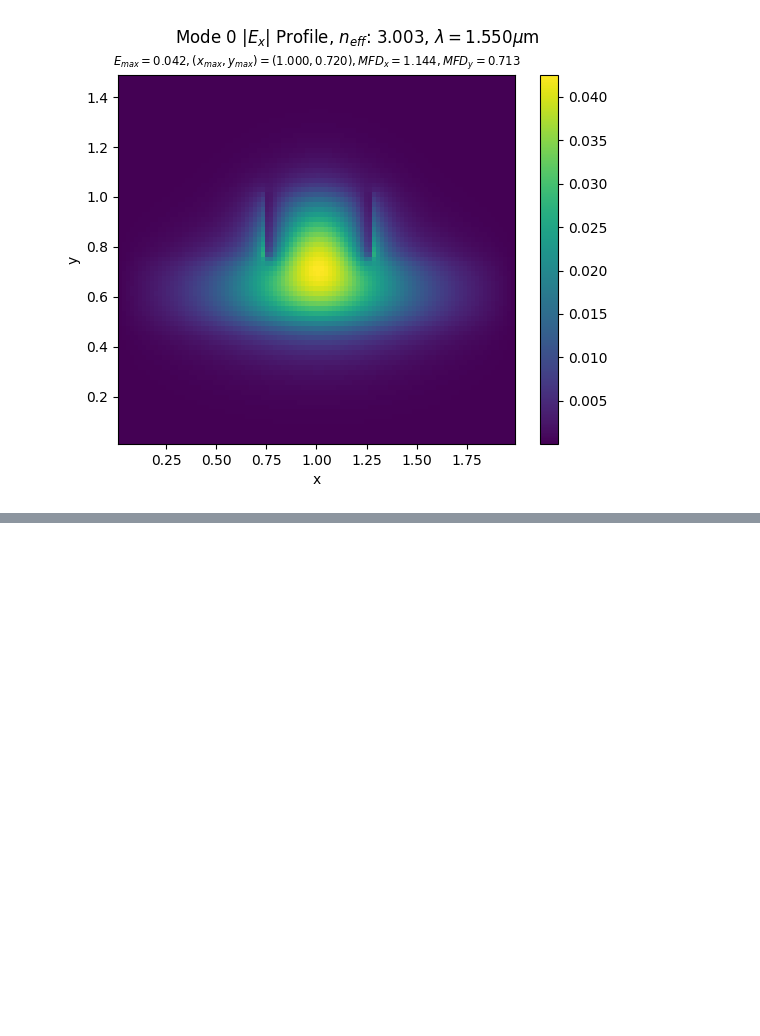
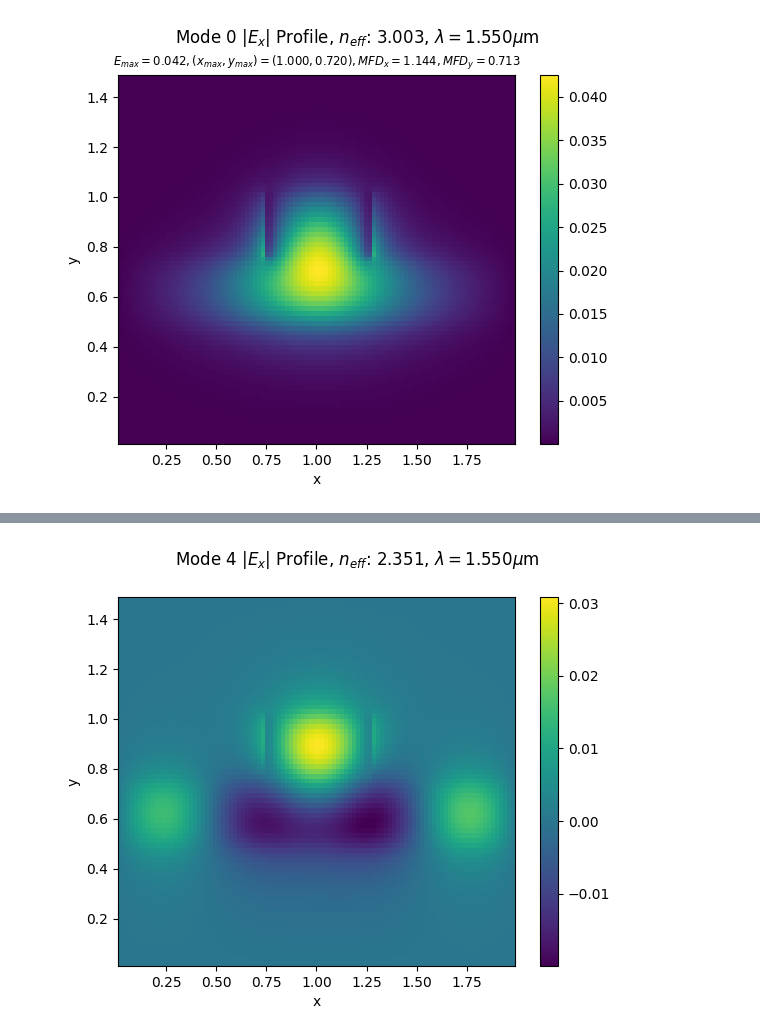
Before and after one commit to Parkseoungmin/Analysis_modesolver, a Jupyter notebook: Final report.ipynb, the cells around one changed output, grey strips where cells are left out. Drawn from its saved outputs; the diff is of its cells as text; code cells hidden in the pictures; blank space fills up the shorter version.

```diff
--- a/Final report.ipynb
+++ b/Final report.ipynb
@@ -98,0 +122,4 @@ Image.open('./example_modes_1_EX_0.png', mode = 'r')
+# %%
+Image.open('./example_modes_1_EX_4.png', mode = 'r')
+# %% [output]
+[figure, added]
```
Also changed, not shown: parts of 8 cells of this notebook, 2 other files.
